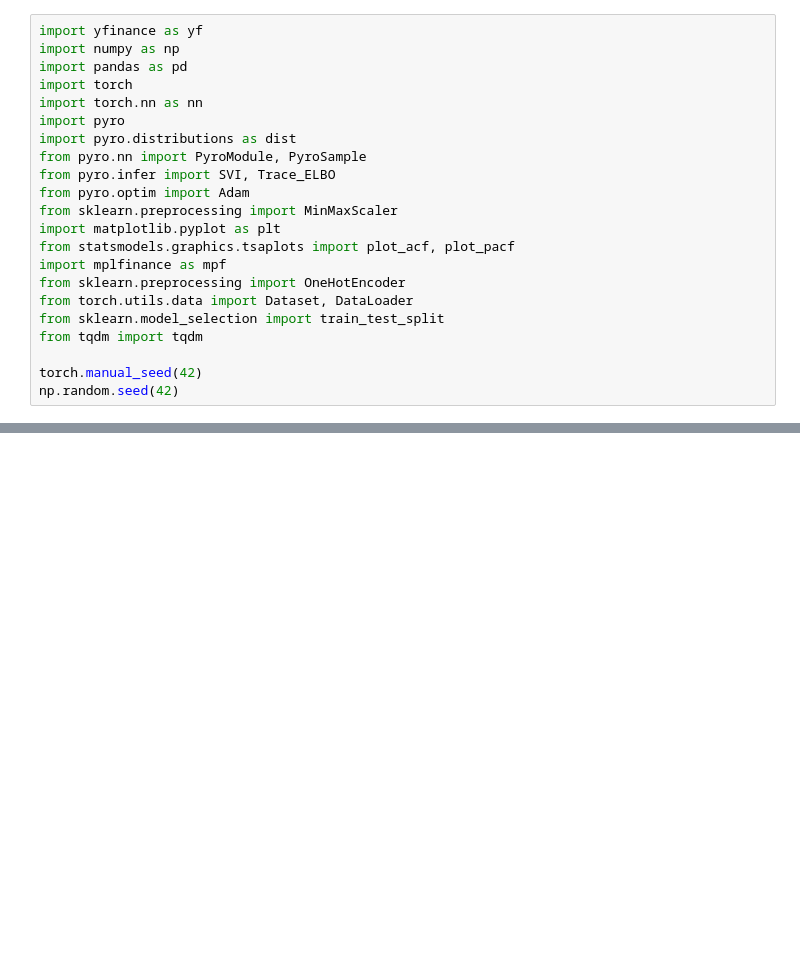
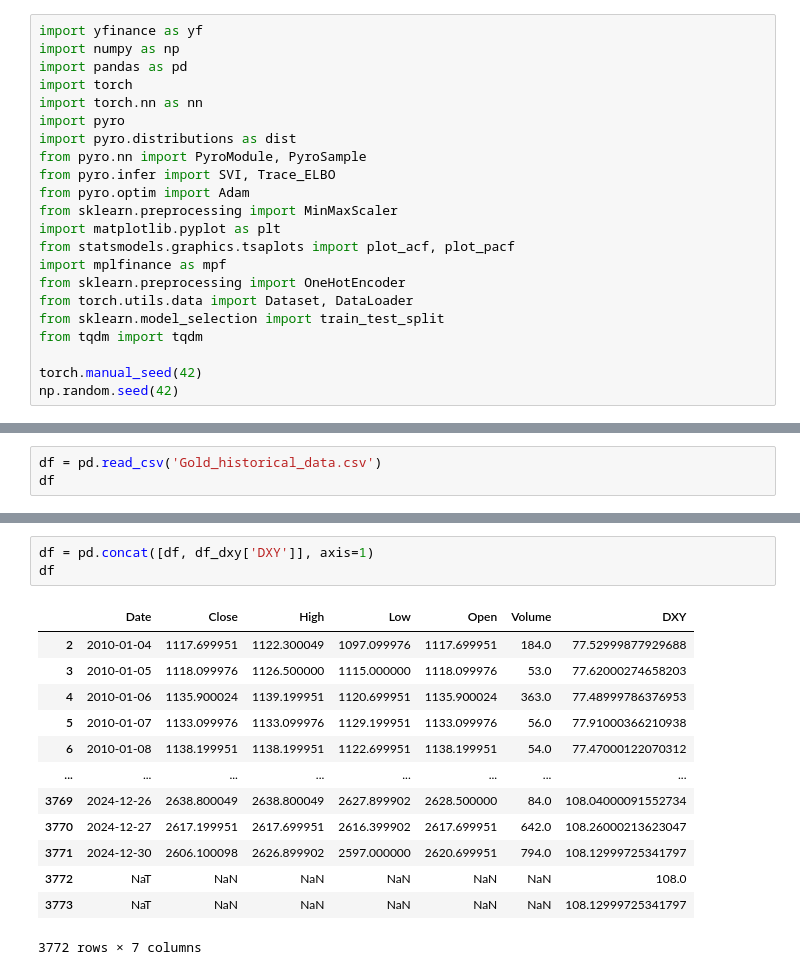
Before and after one commit to HammadAhmadMian/Final-Project, a Jupyter notebook: Prediction_of_Gold_Prices.ipynb, the cells around one changed output, grey strips where cells are left out. Drawn from its saved outputs; the diff is of its cells as text; blank space fills up the shorter version.

```diff
--- a/Prediction_of_Gold_Prices.ipynb
+++ b/Prediction_of_Gold_Prices.ipynb
@@ -46,0 +55,3 @@ np.random.seed(42)
+# %%
+df = pd.read_csv('Gold_historical_data.csv')
+df
@@ -46,0 +136,17 @@ np.random.seed(42)
+# %%
+df = pd.concat([df, df_dxy['DXY']], axis=1)
+df
+# %% [output]
+|  | Date | Close | High | Low | Open | Volume | DXY |
+| 2 | 2010-01-04 | 1117.699951 | 1122.300049 | 1097.099976 | 1117.699951 | 184.0 | 77.52999877929688 |
+| 3 | 2010-01-05 | 1118.099976 | 1126.500000 | 1115.000000 | 1118.099976 | 53.0 | 77.62000274658203 |
+| 4 | 2010-01-06 | 1135.900024 | 1139.199951 | 1120.699951 | 1135.900024 | 363.0 | 77.48999786376953 |
+| 5 | 2010-01-07 | 1133.099976 | 1133.099976 | 1129.199951 | 1133.099976 | 56.0 | 77.91000366210938 |
+| 6 | 2010-01-08 | 1138.199951 | 1138.199951 | 1122.699951 | 1138.199951 | 54.0 | 77.47000122070312 |
+| ... | ... | ... | ... | ... | ... | ... | ... |
+| 3769 | 2024-12-26 | 2638.800049 | 2638.800049 | 2627.899902 | 2628.500000 | 84.0 | 108.04000091552734 |
+| 3770 | 2024-12-27 | 2617.199951 | 2617.699951 | 2616.399902 | 2617.699951 | 642.0 | 108.26000213623047 |
+| 3771 | 2024-12-30 | 2606.100098 | 2626.899902 | 2597.000000 | 2620.699951 | 794.0 | 108.12999725341797 |
+| 3772 | NaT | NaN | NaN | NaN | NaN | NaN | 108.0 |
+| 3773 | NaT | NaN | NaN | NaN | NaN | NaN | 108.12999725341797 |
+3772 rows × 7 columns
```
Also changed, not shown: parts of 9 cells of this notebook.
